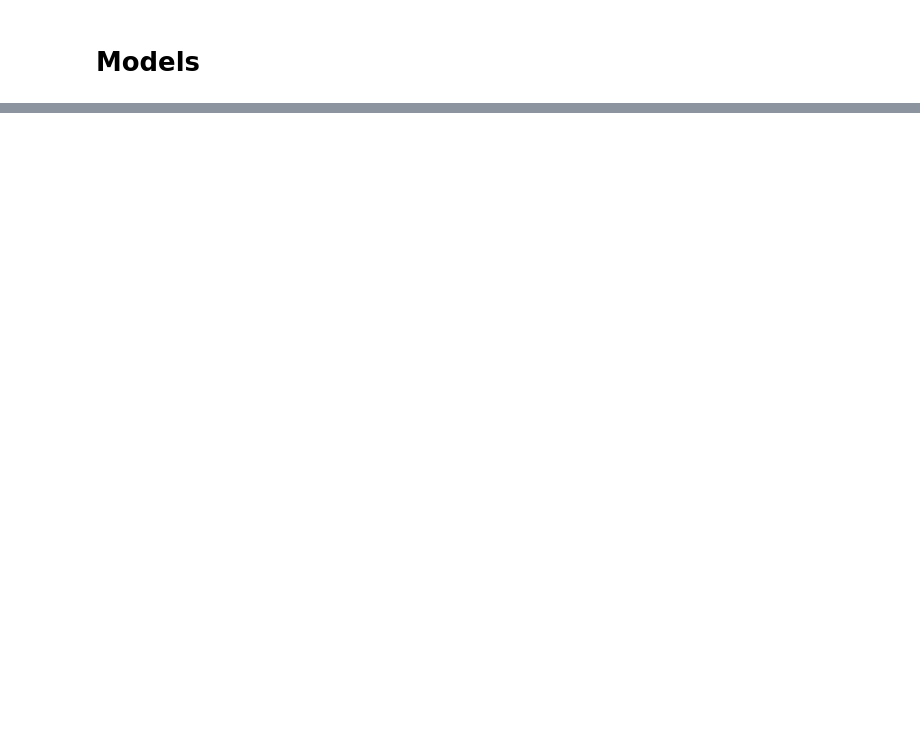
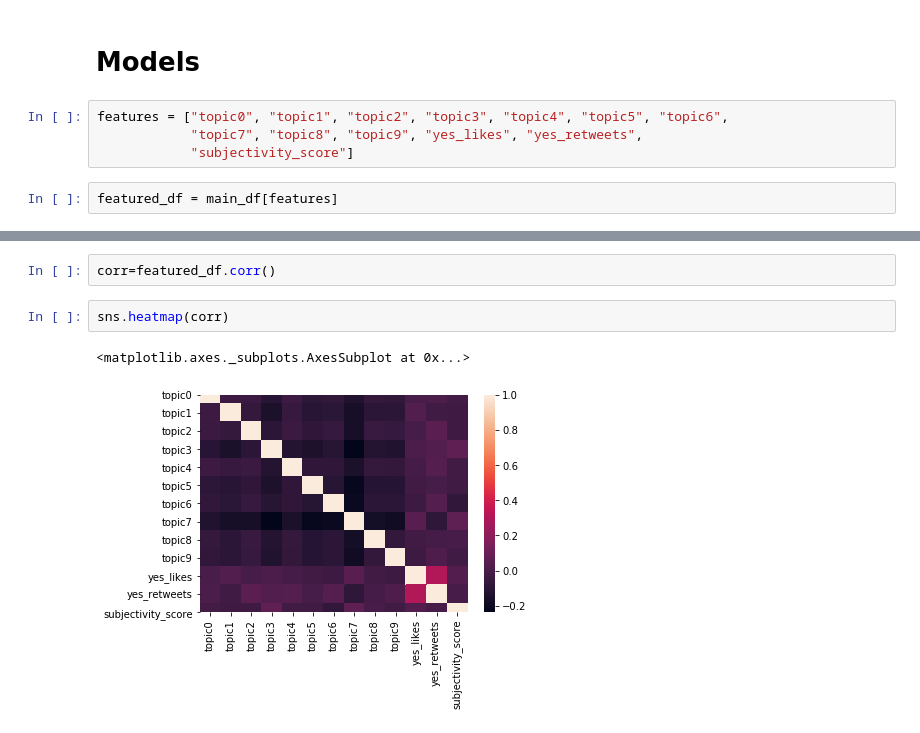
Before and after one commit to brenfrrs/twitter_sentiment_analysis, a Jupyter notebook: Dj-eda.ipynb, the cells around one changed output, grey strips where cells are left out. Drawn from its saved outputs; the diff is of its cells as text; blank space fills up the shorter version.

```diff
--- a/Dj-eda.ipynb
+++ b/Dj-eda.ipynb
@@ -684,2 +773,8 @@ plt.show()
 # %% [markdown]
 # Models
+# %%
+features = ["topic0", "topic1", "topic2", "topic3", "topic4", "topic5", "topic6",
+            "topic7", "topic8", "topic9", "yes_likes", "yes_retweets",
+            "subjectivity_score"]
+# %%
+featured_df = main_df[features]
@@ -686 +790,8 @@ plt.show()
+# %%
+corr=featured_df.corr()
+# %%
+sns.heatmap(corr)
+# %% [output]
+<matplotlib.axes._subplots.AxesSubplot at 0x...>
+[figure, added]
 # %%
```
Also changed, not shown: parts of 45 cells of this notebook.
